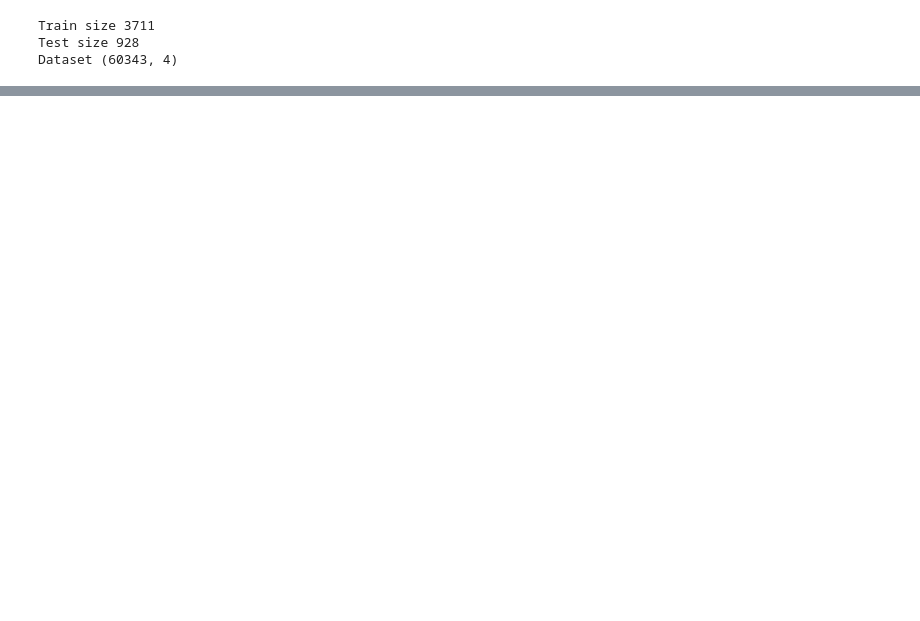
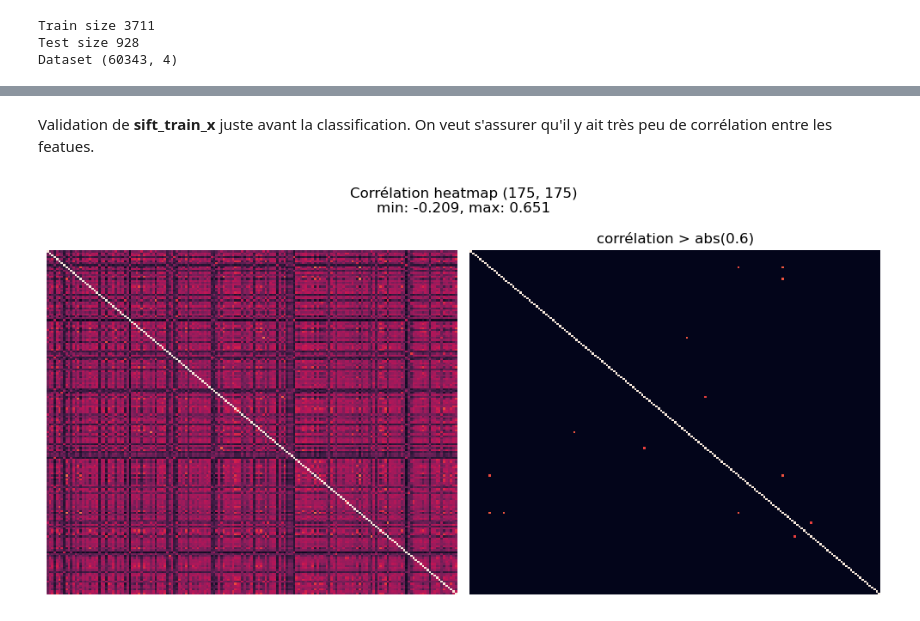
Before and after one commit to jfgagnon00/PlantVillage, a Jupyter notebook: JFG - Test Training.ipynb, the cells around one changed output, grey strips where cells are left out. Saved outputs shown, nothing was run; the diff lists cells and outputs as text; code cells hidden in the pictures; blank space fills up the shorter version.

```diff
--- a/JFG - Test Training.ipynb
+++ b/JFG - Test Training.ipynb
@@ -336 +280,34 @@ def analysis_rf(method_name, pipe, test_x, test_y):
+# %% [markdown]
+Validation de **sift_train_x** juste avant la classification. On veut s'assurer qu'il y ait très peu de corrélation entre les featues.
+# %%
+# transpose parce que numpy veux les variables dans les rangees
+corr = np.corrcoef( sift_train_x.T )
+
+# enlever 1 et -1
+corr_no_one = np.where(np.isclose(corr, 1), 0, corr)
+corr_max = np.max(corr_no_one)
+corr_min = np.min(corr_no_one)
+
+CORR_THRESHOLD = 0.6
+corr_thresholded = np.where(abs(corr) > CORR_THRESHOLD, corr, 0)
+
+
+plt.figure(figsize=(10, 5))
+
+plt.subplot(121)
+sns.heatmap(corr, cbar=False)
+plt.xticks([])
+plt.yticks([])
+
+plt.subplot(122)
+plt.title(f"corrélation > abs({CORR_THRESHOLD})")
+sns.heatmap(corr_thresholded, cbar=False)
+plt.xticks([])
+plt.yticks([])
+
+plt.suptitle(f"Corrélation heatmap {corr.shape}\nmin: {round(corr_min, 3)}, max: {round(corr_max, 3)}")
+plt.tight_layout()
+plt.show()
+# %% [output]
+[figure, added]
 # %%
```
Also changed, not shown: parts of 14 cells of this notebook, 2 other files.
